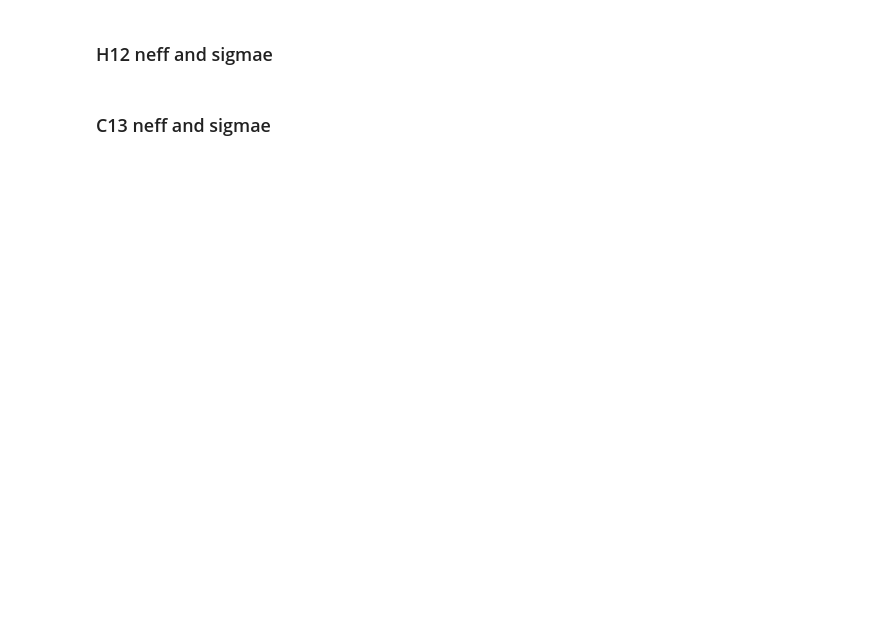
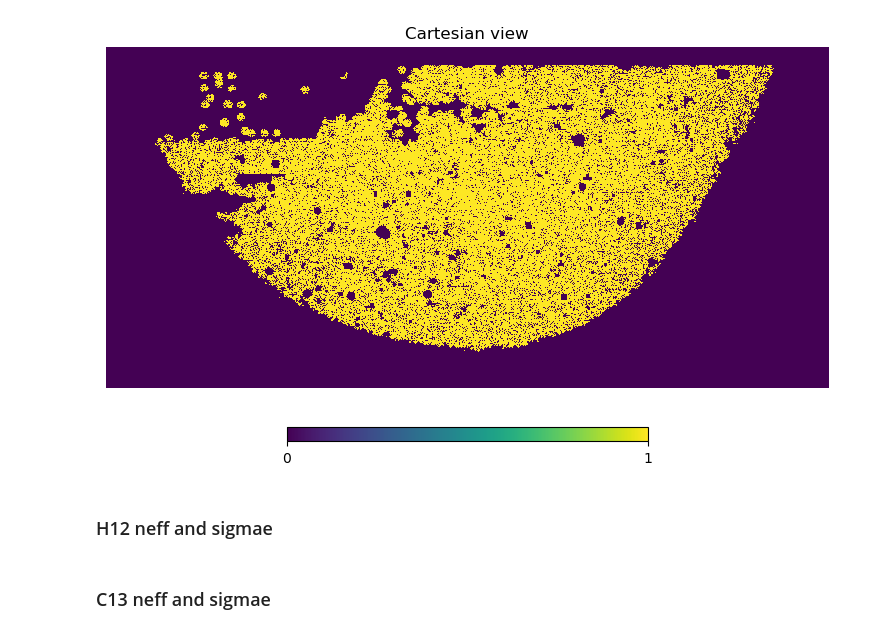
Before and after one commit to delve-survey/shearcat, a Jupyter notebook: paper_plots/CalculateNeff.ipynb, the cells around one changed output. Cells and saved outputs as stored; diff of their text form; code cells hidden in the pictures; blank space fills up the shorter version.

```diff
--- a/paper_plots/CalculateNeff.ipynb
+++ b/paper_plots/CalculateNeff.ipynb
@@ -170,0 +211,6 @@ n = len(ra)/area
+# %%
+mask_all = map_counts.copy()
+mask_all[mask_all>0] = 1
+hp.cartview(mask_all, rot=[180,0], lonra=[-90,90], latra=[-50,35])
+# %% [output]
+[figure, added]
```
Also changed, not shown: parts of 47 cells of this notebook.
